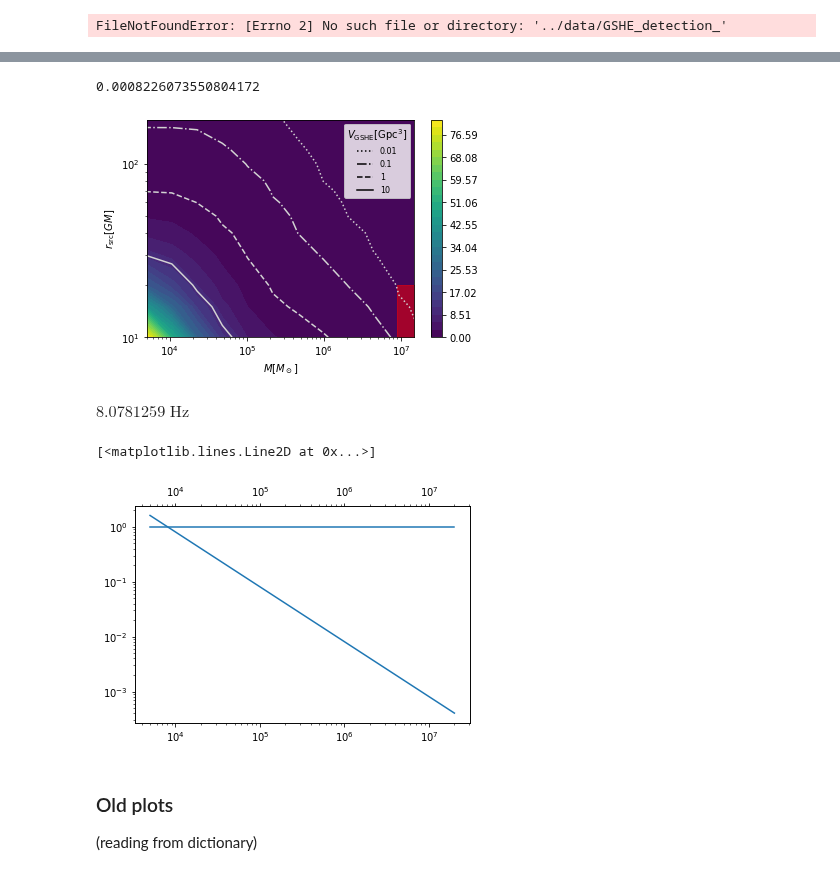
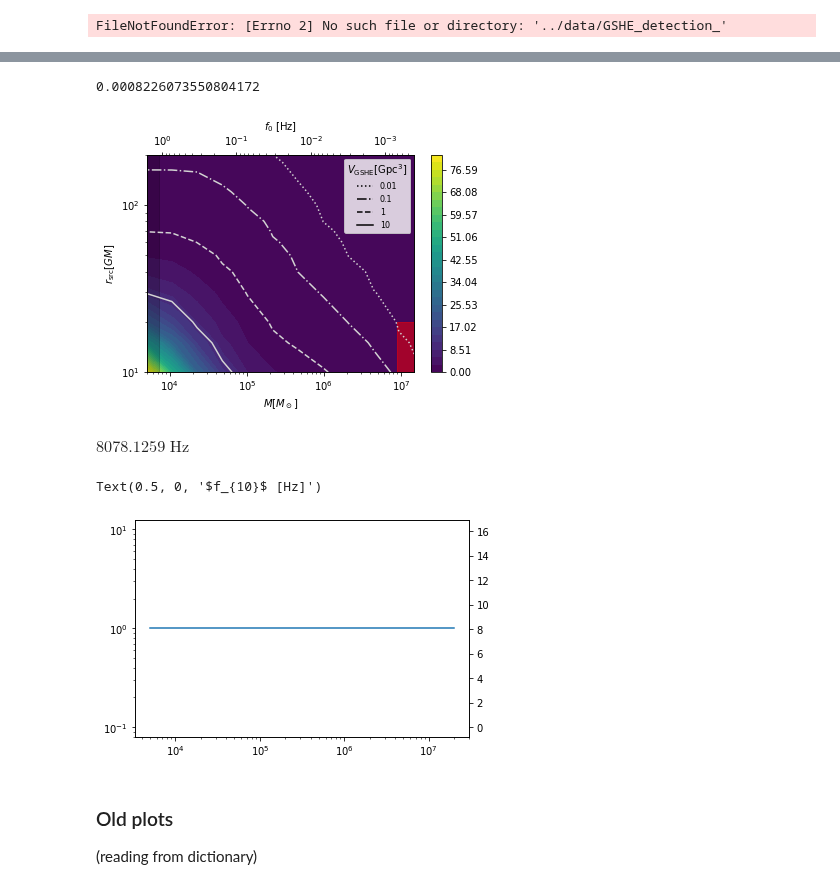
Before and after one commit to Richard-Sti/GSHE_public, a Jupyter notebook: scripts/prospective_constraints.ipynb, the cells around one changed output, grey strips where cells are left out. Saved outputs shown, nothing was run; the diff lists cells and outputs as text; code cells hidden in the pictures.

```diff
--- a/scripts/prospective_constraints.ipynb
+++ b/scripts/prospective_constraints.ipynb
@@ -641,7 +641,7 @@ FileNotFoundError: [Errno 2] No such file or directory: '../data/GSHE_detection_
 # %%
 reload(fc)
 
-experiment = 'ET'
+experiment = 'LIGO'
 Nloops = 'all'
 snr_th = 8
 M_bbh = 30
@@ -713,58 +705,62 @@ for v,s in zip([0.01,0.1,1,10],[':','-.','--','-']):
 fig.colorbar(con,norm=LogNorm(),extend='max')
 
 ax.set_xlim(5e3,1.5e7)
-ax.set_ylim(1e1,180)
+ax.set_ylim(1e1,200)
 ax.legend(loc='upper right',title=r'$V_{\rm GSHE} [{\rm Gpc}^3]$',fontsize=8)
 
 ax.set_xscale('log')
 ax.set_yscale('log')
 ax.set_xlabel(r'$M [M_\odot]$')
 ax.set_ylabel(r'$r_{\rm src} [GM]$')
 
 # ax.annotate(' last\n migration\n trap',(5e6,12),(1.3e6,25),color='white',
 #              arrowprops=dict(
 #                     arrowstyle='->', #connectionstyle="arc3,rad=-0.05",
 #                     color="w", shrinkA=5, shrinkB=5,
 #                 )
 #             )
 
-factor = 10/(u.Hz*u.Msun*c.G/c.c**3).decompose()
+factor = 1/(8*np.pi*u.Hz*u.Msun*c.G/c.c**3).decompose()
 
-# ax2 = ax.twiny()
-# ax2.semilogx(factor/masses,masses)
+ax2 = ax.twiny()
+ax2.semilogx(factor/masses,0*masses)
+ax2.set_xlim(factor/masses.min(),factor/masses.max())
+ax2.set_xlabel(r'$f_{0}$ [Hz]')
 
 newmasses = np.logspace(3.5,8,100)
 ax.fill_between(newmasses[newmasses>9e6],10,20,color='red',alpha=0.5)
+
+ax.fill_between(newmasses[factor/newmasses>1],1,1e3,color='black',alpha=0.2)
 # ax.text(1e7,10,'last migration trap',rotation=90)
 
 # t = ax.text(1.3e7, 15, " Last\n Migration\n Trap",
 #             ha="center", va="center", rotation=90, size=10,
 #             bbox=dict(boxstyle="round,pad=0.4", #round,rarrow
 #                       fc="lightblue", ec="steelblue", lw=2))
 
 plt.savefig('../plots/GSHE_volume_%s.pdf'%experiment,bbox_inches='tight')
 plt.savefig('../plots/GSHE_volume_%s.png'%experiment,bbox_inches='tight')
 # %% [output]
 0.0008226073550804172
-[figure, old version]
+[figure, new version]
 # %%
-(10/(1e4*8*np.pi*u.Msun*c.G/c.c**3)).to(u.Hz)
+(1/(8*np.pi*u.Msun*c.G/c.c**3)).to(u.Hz)
 # %% [output]
-$8.0781259 \; \mathrm{Hz}$
+$8078.1259 \; \mathrm{Hz}$
 # %%
 fig, ax =  plt.subplots()
 
 ax.loglog(masses,masses**0)
 
-factor = 1/(8*np.pi*u.Hz*u.Msun*c.G/c.c**3).decompose()
 
+factor = 10/(8*np.pi*u.Hz*u.Msun*c.G/c.c**3).decompose()
 
 ax2 = ax.twiny()
-
-ax2.loglog(masses,factor/masses)
+ax2.semilogx(factor/masses)
+ax2.set_xlabel(r'$f_{10}$ [Hz]')
 # %% [output]
-[<matplotlib.lines.Line2D at 0x...>]
+Text(0.5, 0, '$f_{10}$ [Hz]')
-[figure, old version]
+[figure, new version]
 # %% [markdown]
 ### Old plots
 (reading from dictionary)
```
Also changed, not shown: parts of 2 cells of this notebook, 3 other files.
